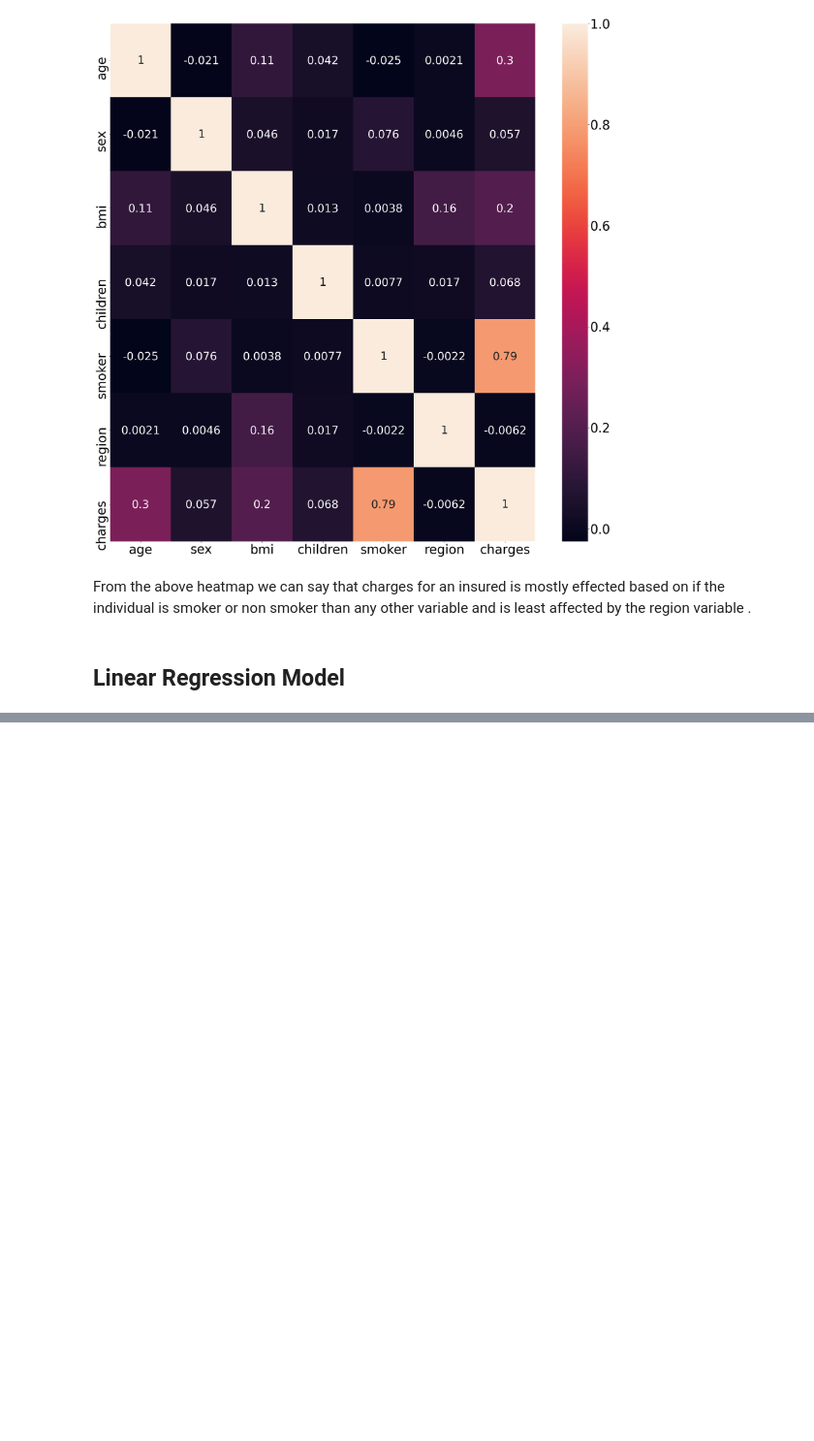
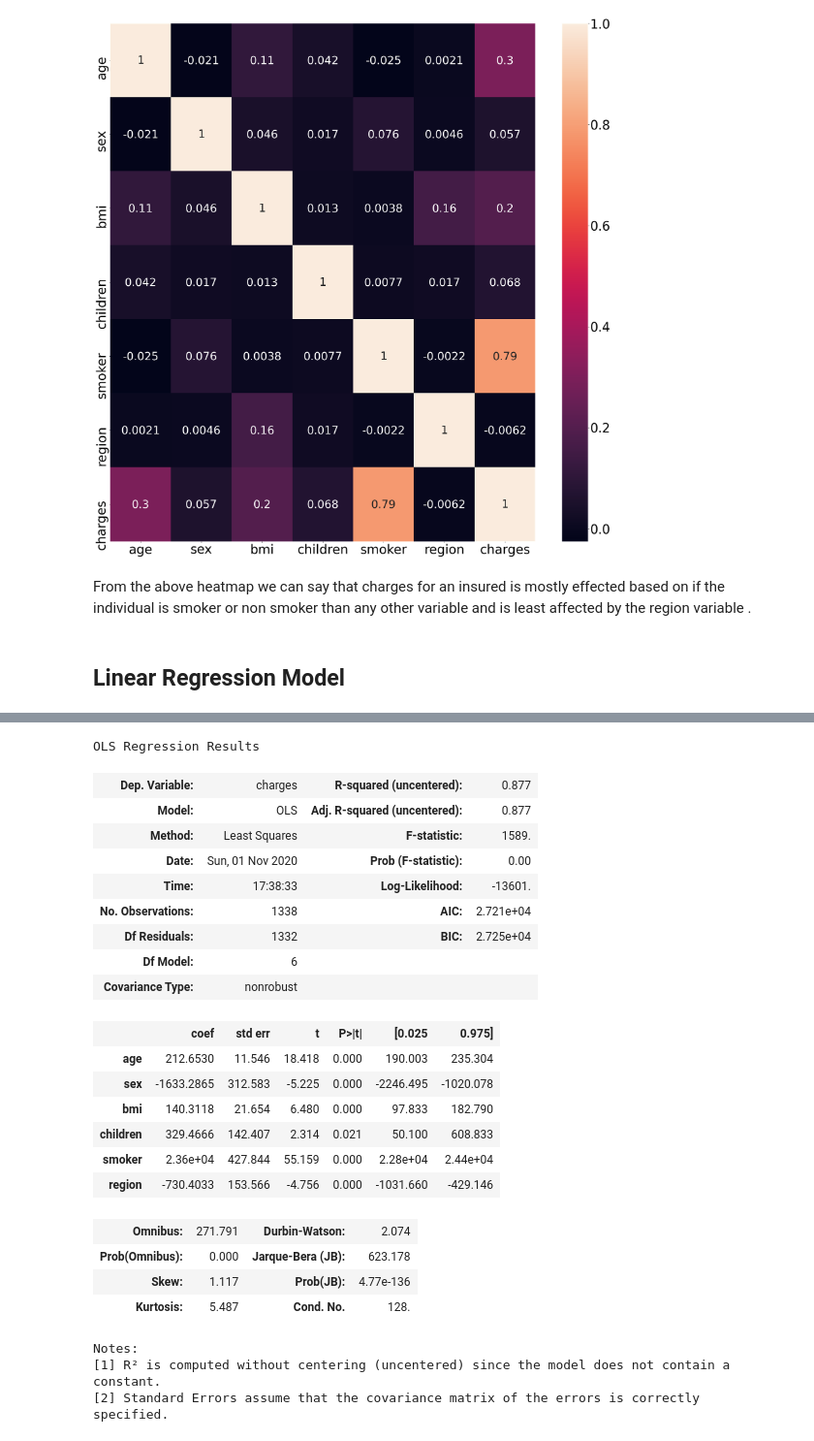
Before and after one commit to nidhitalastha/Internship, a Jupyter notebook: Insurance_analysis/INSURANCE_EDA.ipynb, the cells around one changed output, grey strips where cells are left out. Shown at 97% size. Drawn from its saved outputs; the diff is of its cells as text; code cells hidden in the pictures; blank space fills up the shorter version.

Commit message:
Changes made to regression model

```diff
--- a/Insurance_analysis/INSURANCE_EDA.ipynb
+++ b/Insurance_analysis/INSURANCE_EDA.ipynb
@@ -467,0 +377,33 @@ print(df4.head())
+# %%
+import statsmodels.api as smf
+
+
+reg = smf.OLS(y, X).fit()distributed
+
+
+reg.summary()
+# %% [output]
+OLS Regression Results
+| Dep. Variable: | charges | R-squared (uncentered): | 0.877 |
+| Model: | OLS | Adj. R-squared (uncentered): | 0.877 |
+| Method: | Least Squares | F-statistic: | 1589. |
+| Date: | Sun, 01 Nov 2020 | Prob (F-statistic): | 0.00 |
+| Time: | 17:38:33 | Log-Likelihood: | -13601. |
+| No. Observations: | 1338 | AIC: | 2.721e+04 |
+| Df Residuals: | 1332 | BIC: | 2.725e+04 |
+| Df Model: | 6 |  |  |
+| Covariance Type: | nonrobust |  |  |
+|  | coef | std err | t | P>|t| | [0.025 | 0.975] |
+| age | 212.6530 | 11.546 | 18.418 | 0.000 | 190.003 | 235.304 |
+| sex | -1633.2865 | 312.583 | -5.225 | 0.000 | -2246.495 | -1020.078 |
+| bmi | 140.3118 | 21.654 | 6.480 | 0.000 | 97.833 | 182.790 |
+| children | 329.4666 | 142.407 | 2.314 | 0.021 | 50.100 | 608.833 |
+| smoker | 2.36e+04 | 427.844 | 55.159 | 0.000 | 2.28e+04 | 2.44e+04 |
+| region | -730.4033 | 153.566 | -4.756 | 0.000 | -1031.660 | -429.146 |
+| Omnibus: | 271.791 | Durbin-Watson: | 2.074 |
+| Prob(Omnibus): | 0.000 | Jarque-Bera (JB): | 623.178 |
+| Skew: | 1.117 | Prob(JB): | 4.77e-136 |
+| Kurtosis: | 5.487 | Cond. No. | 128. |
+Notes:
+[1] R² is computed without centering (uncentered) since the model does not contain a constant.
+[2] Standard Errors assume that the covariance matrix of the errors is correctly specified.
```
Also changed, not shown: parts of 28 cells of this notebook, 1 other file.
